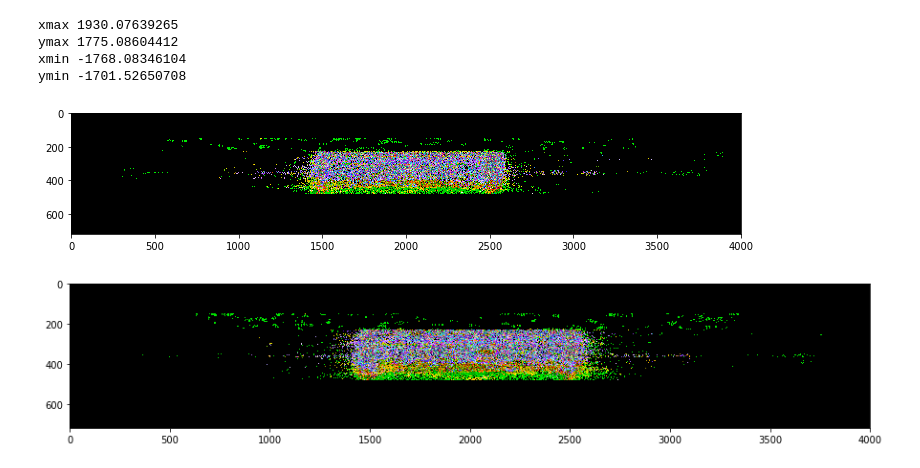
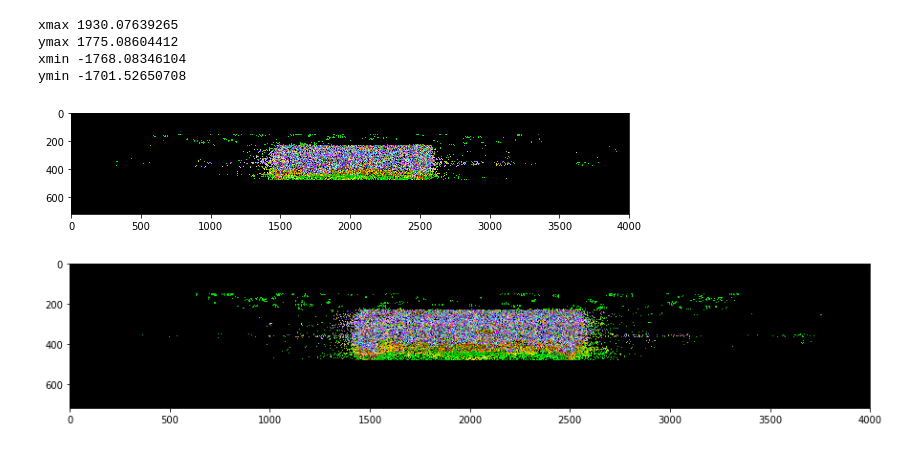
Before and after one commit to ongchinkiat/realsense-d435, a Jupyter notebook: d435-analysis-848.ipynb, the cells around one changed output. Saved outputs shown, nothing was run; the diff lists cells and outputs as text; code cells hidden in the pictures.

```diff
--- a/d435-analysis-848.ipynb
+++ b/d435-analysis-848.ipynb
@@ -303,17 +303,17 @@ ymin -1701.52650708
 # %%
 x_view_clip = np.zeros((720,4000,3), dtype=float)
 np.clip(x_view, 0, 255, out=x_view_clip)
 
 y_view_clip = np.zeros((720,4000,3), dtype=float)
 np.clip(y_view, 0, 255, out=y_view_clip)
 
-fig = plt.figure(figsize=(12, 12))
+fig = plt.figure(figsize=(10, 10))
 plt.imshow(x_view[:,:,:])
 plt.show()
 
 fig = plt.figure(figsize=(15, 15))
 plt.imshow(y_view[:,:,:])
 plt.show()
 # %% [output]
-[figure, old version]
+[figure, new version]
 [figure]
```
